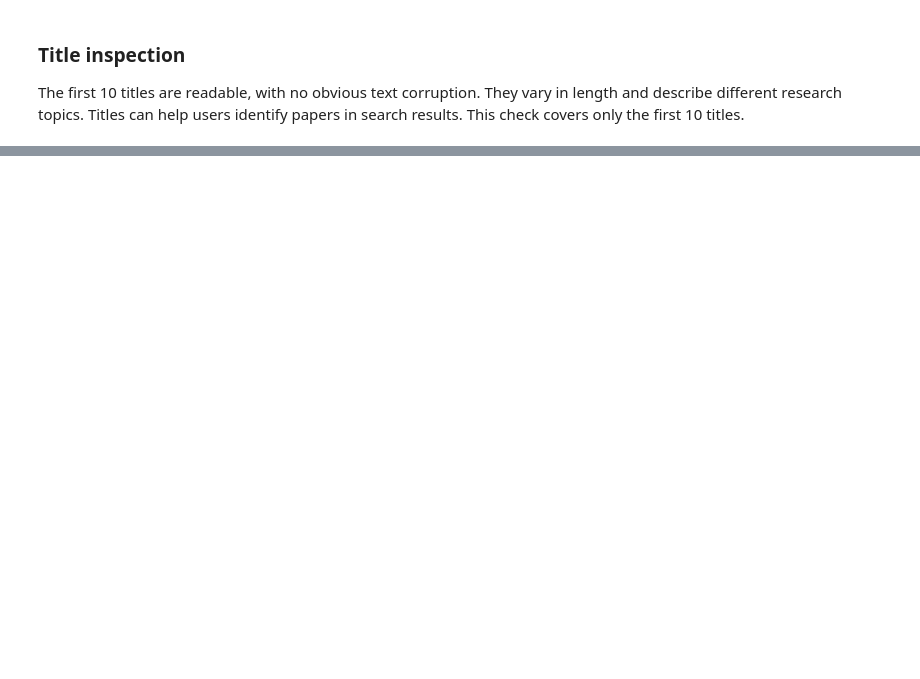
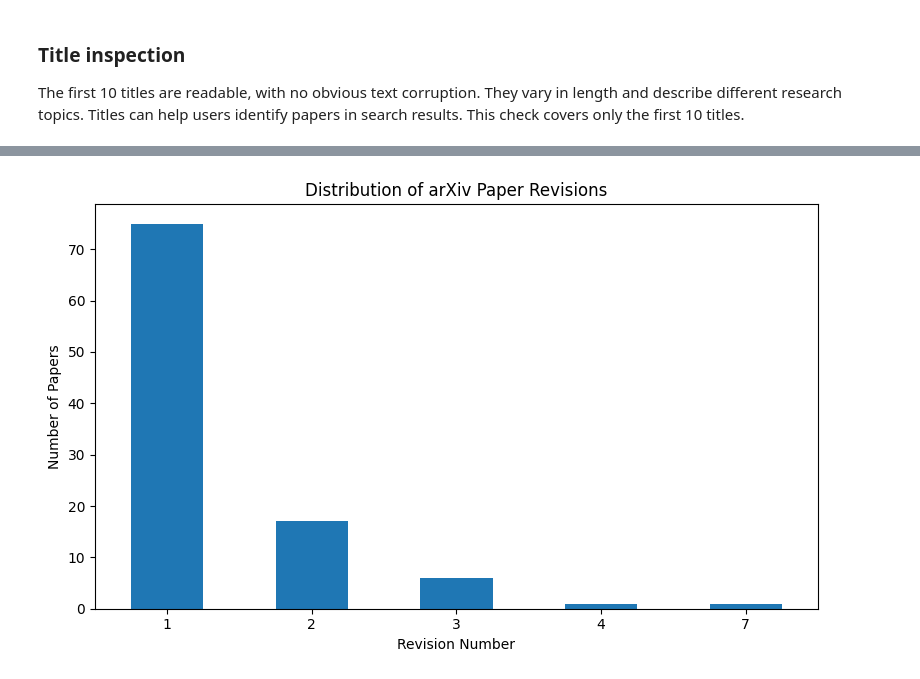
Before and after one commit to Break-Through-Tech/KPMG-1F-ai-research-intelligence-agent-for-business-insight-translation, a Jupyter notebook: notebooks/KPMG_Arxiv_EDA.ipynb, the cells around one changed output, grey strips where cells are left out. Drawn from its saved outputs; the diff is of its cells as text; code cells hidden in the pictures; blank space fills up the shorter version.

```diff
--- a/notebooks/KPMG_Arxiv_EDA.ipynb
+++ b/notebooks/KPMG_Arxiv_EDA.ipynb
@@ -240,0 +540,8 @@ This check covers only the first 10 titles.
+# %%
+revision_counts = (
+    df["revision_number"]
+    .value_counts()
+    .sort_index()
+)
+
+revision_counts
@@ -240,0 +556,14 @@ This check covers only the first 10 titles.
+# %%
+revision_counts.plot(
+    kind="bar",
+    figsize=(8, 5)
+)
+
+plt.title("Distribution of arXiv Paper Revisions")
+plt.xlabel("Revision Number")
+plt.ylabel("Number of Papers")
+plt.xticks(rotation=0)
+plt.tight_layout()
+plt.show()
+# %% [output]
+[figure, added]
```
Also changed, not shown: parts of 40 cells of this notebook, 1 other file.
